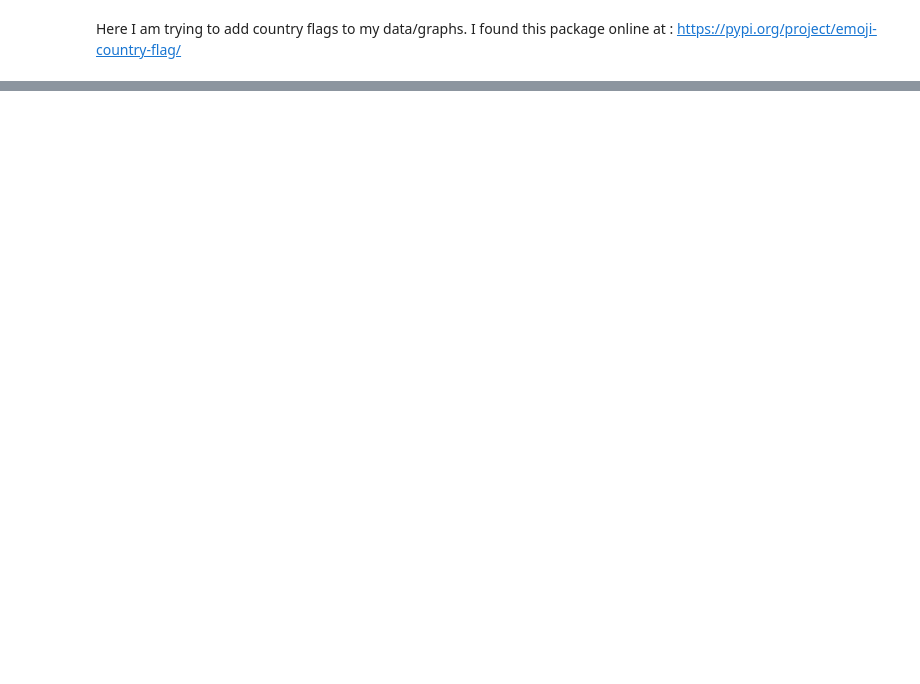
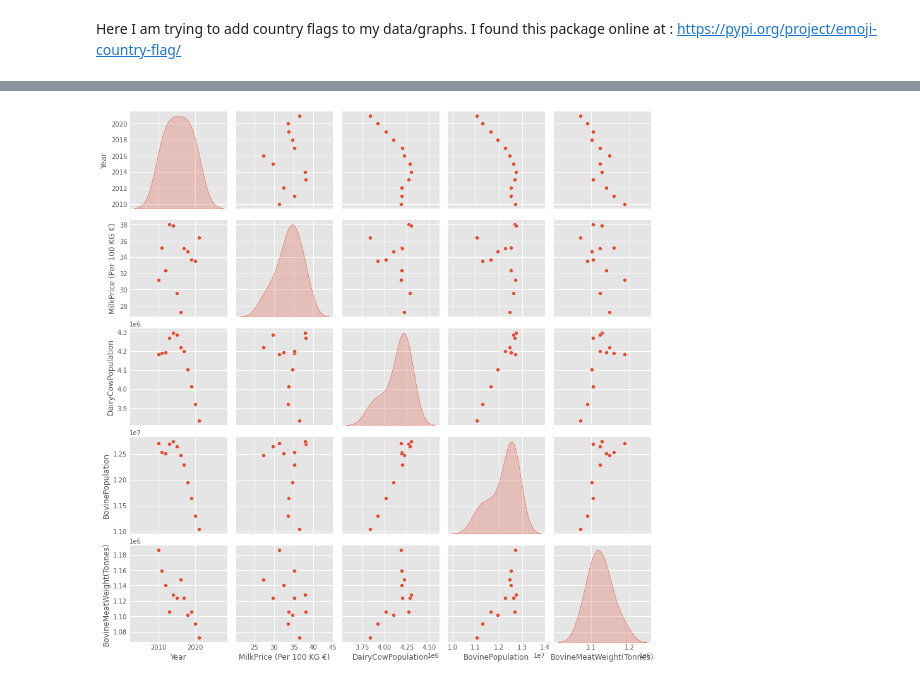
Before and after one commit to sba22166/CCT_MSC_DA_CA2, a Jupyter notebook: jupyter-notebooks/DataPrepAndViz.ipynb, the cells around one changed output, grey strips where cells are left out. Cells and saved outputs as stored; diff of their text form; code cells hidden in the pictures; blank space fills up the shorter version.

```diff
--- a/jupyter-notebooks/DataPrepAndViz.ipynb
+++ b/jupyter-notebooks/DataPrepAndViz.ipynb
@@ -323,0 +232,2 @@ plt.show()
+# %%
+Bovine_Meat_No['BovineMeatWeight(Tonnes)'] = Bovine_Meat_No.apply(lambda row: row['BovineMeatWeight(Tonnes)'] * 1000, axis=1)
@@ -323,0 +250,4 @@ plt.show()
+# %%
+Dairy_Cow_Numbers['DairyCowPopulation'] = Dairy_Cow_Numbers['DairyCowPopulation'].apply(round, ndigits=0).astype(int)
+
+Bovine_Numbers['BovinePopulation'] = Bovine_Numbers['BovinePopulation'].apply(round, ndigits=0).astype(int)
@@ -323,0 +281,4 @@ plt.show()
+# %%
+from functools import reduce
+
+merged_df = reduce(lambda x,y: pd.merge(x,y, left_on=['CountryCode', 'Year'], right_on=['CountryCode', 'Year'], how='outer', suffixes=('_left', '_right')), [Dairy_Milk_Prices,Dairy_Cow_Numbers,Bovine_Numbers,Bovine_Meat_No])
@@ -323,0 +316,4 @@ plt.show()
+# %%
+df_ireland = merged_df.loc[merged_df['CountryCode'] =='IE']
+df_germany = merged_df.loc[merged_df['CountryCode'] =='DE']
+df_spain = merged_df.loc[merged_df['CountryCode'] =='ES']
@@ -323,0 +386,4 @@ plt.show()
+# %%
+sns.pairplot(df_germany[['Year','MilkPrice (Per 100 KG €)','DairyCowPopulation','BovinePopulation','BovineMeatWeight(Tonnes)']],diag_kind="kde");
+# %% [output]
+[figure, added]
```
Also changed, not shown: parts of 99 cells of this notebook, 8 other files.
